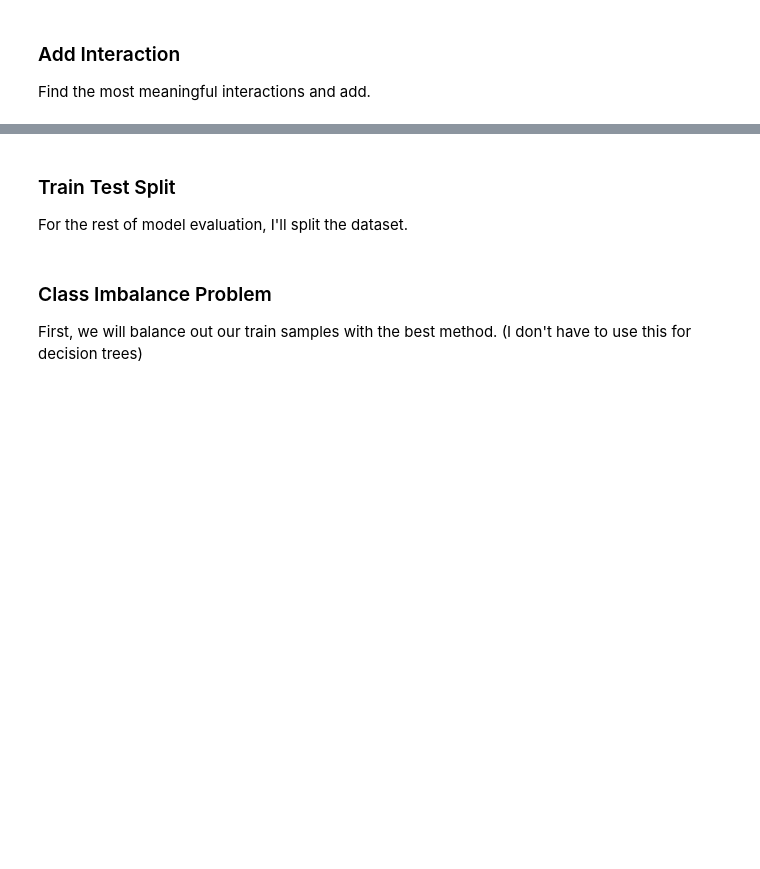
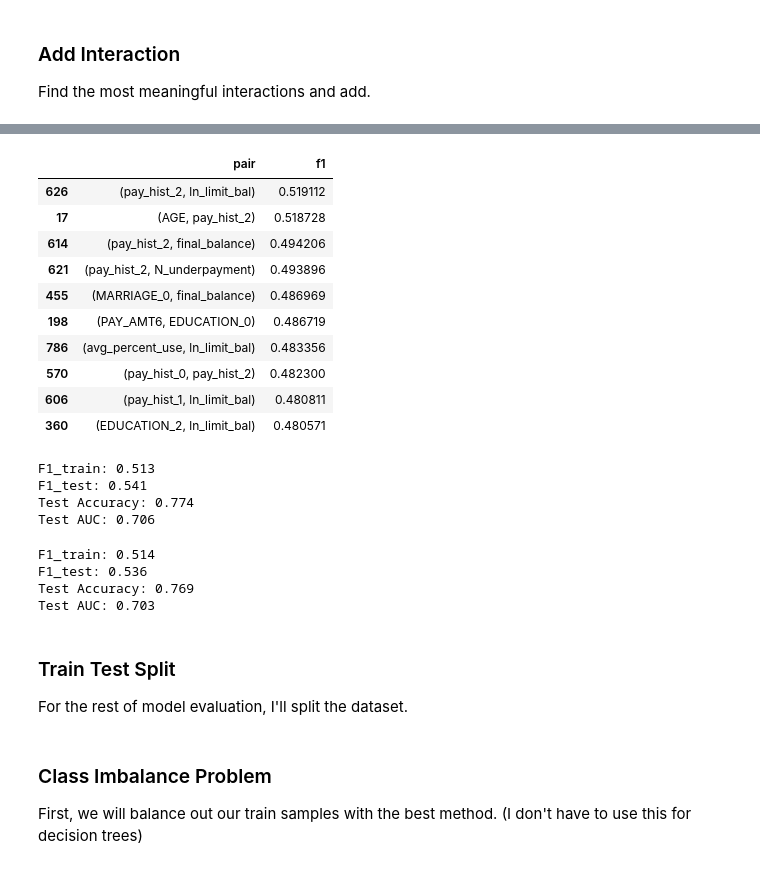
Before and after one commit to stereopickle/credit_card_default_classification, a Jupyter notebook: 010.Process.ipynb, the cells around one changed output, grey strips where cells are left out. Drawn from its saved outputs; the diff is of its cells as text; code cells hidden in the pictures; blank space fills up the shorter version.

```diff
--- a/010.Process.ipynb
+++ b/010.Process.ipynb
@@ -669,0 +508,14 @@ Please also refer to the documentation for alternative solver options:
+# %%
+interactions.sort_values(by = ['f1'], ascending = False)[0:10]
+# %% [output]
+|  | pair | f1 |
+| 626 | (pay_hist_2, ln_limit_bal) | 0.519112 |
+| 17 | (AGE, pay_hist_2) | 0.518728 |
+| 614 | (pay_hist_2, final_balance) | 0.494206 |
+| 621 | (pay_hist_2, N_underpayment) | 0.493896 |
+| 455 | (MARRIAGE_0, final_balance) | 0.486969 |
+| 198 | (PAY_AMT6, EDUCATION_0) | 0.486719 |
+| 786 | (avg_percent_use, ln_limit_bal) | 0.483356 |
+| 570 | (pay_hist_0, pay_hist_2) | 0.482300 |
+| 606 | (pay_hist_1, ln_limit_bal) | 0.480811 |
+| 360 | (EDUCATION_2, ln_limit_bal) | 0.480571 |
@@ -670,3 +527,25 @@ Please also refer to the documentation for alternative solver options:
+# %%
+y = df['Y']
+X = df.drop(['Y'], axis = 1)
+lr1 = fit_logreg(X, y)
+
+models['raw_after_interactions'] = (lr1[1], lr1[2])
+# %% [output]
+F1_train: 0.513
+F1_test: 0.541
+Test Accuracy: 0.774
+Test AUC: 0.706
+# %%
+y = df['Y']
+X = df.drop(['Y'] + cols_to_drop, axis = 1)
+lr2 = fit_logreg(X, y)
+
+models['interactions_removing_old_feats'] = (lr2[1], lr2[2])
+# %% [output]
+F1_train: 0.514
+F1_test: 0.536
+Test Accuracy: 0.769
+Test AUC: 0.703
 # %% [markdown]
 ### Train Test Split
 For the rest of model evaluation, I'll split the dataset.
```
Also changed, not shown: parts of 37 cells of this notebook.
